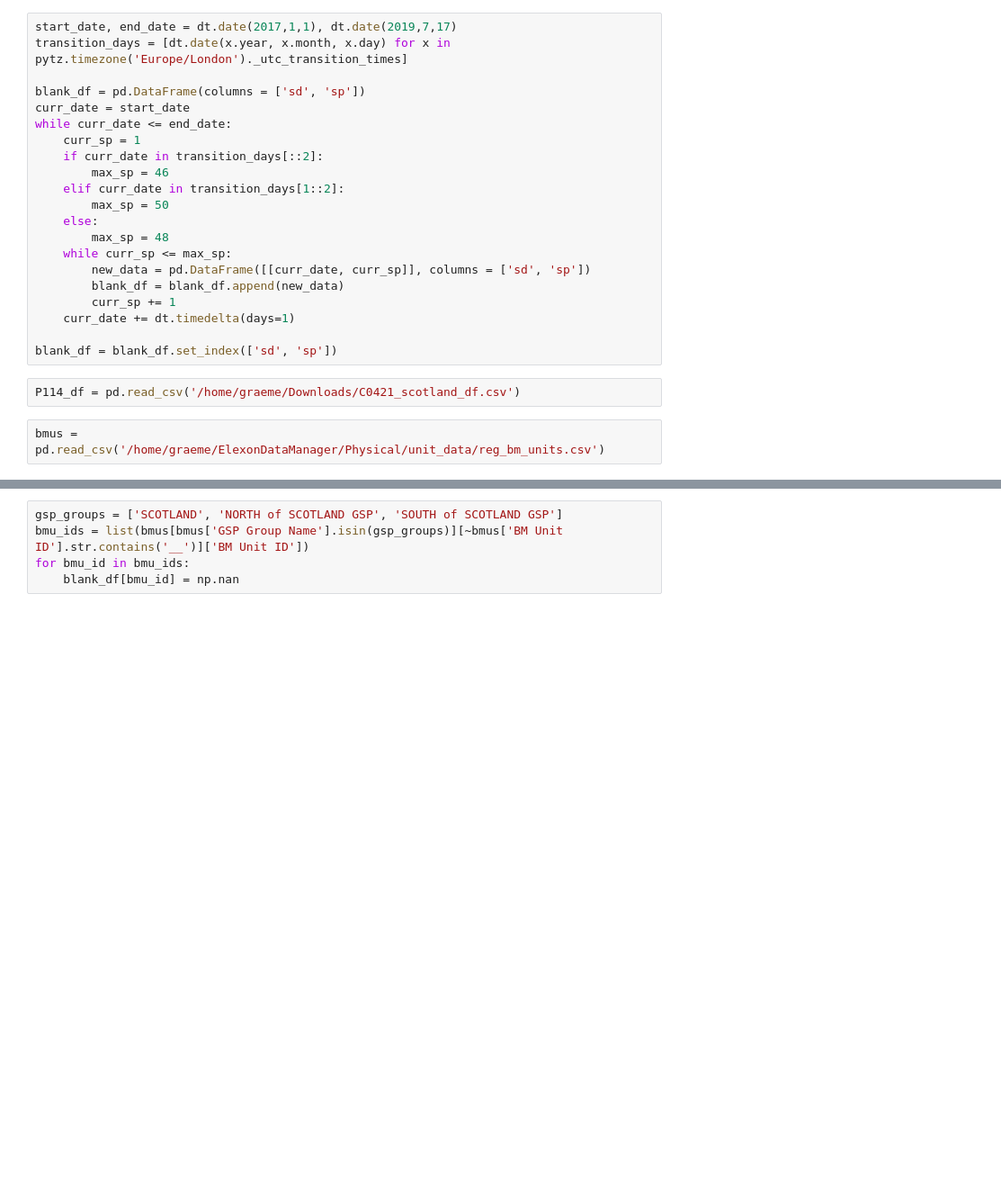
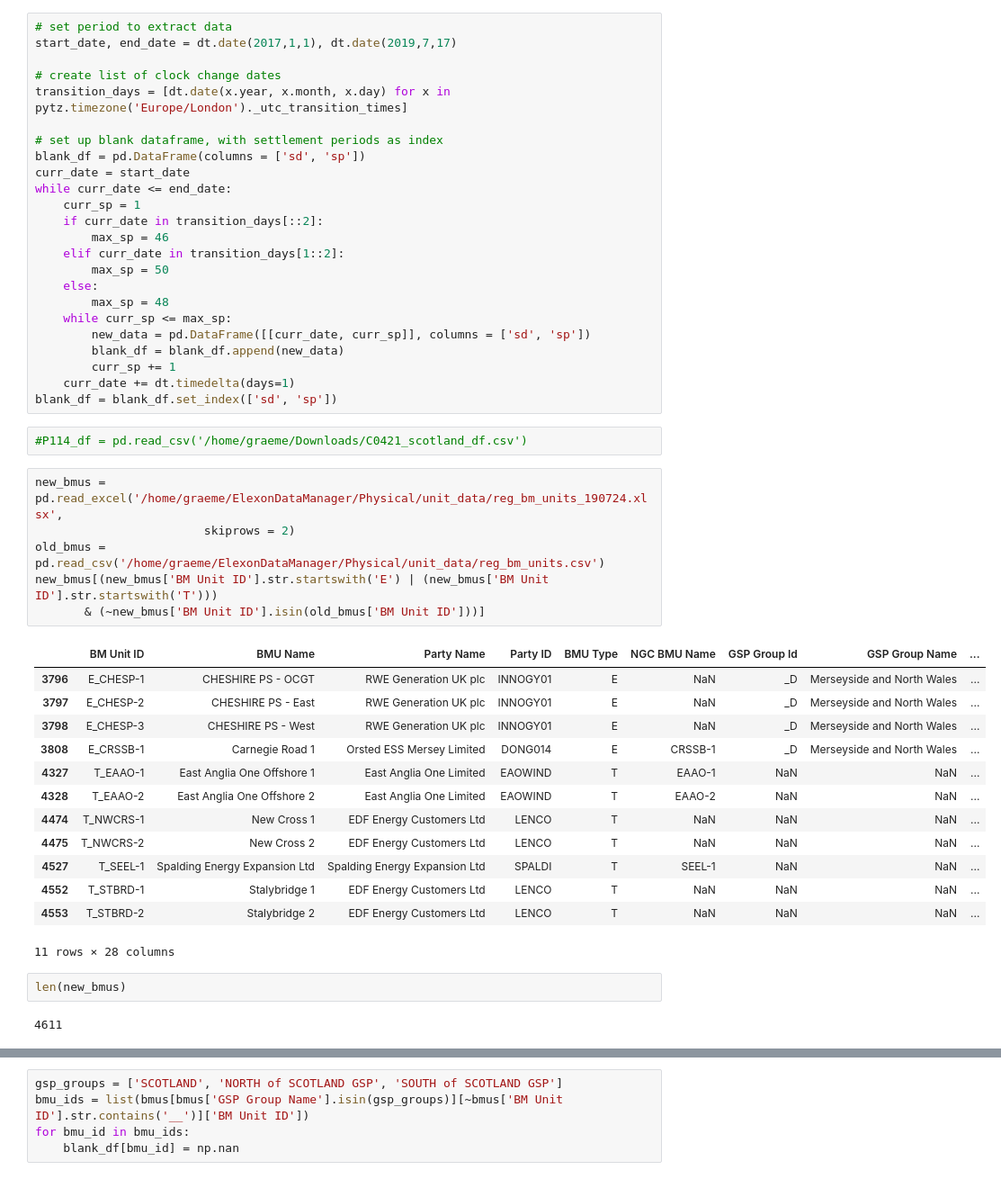
Before and after one commit to GraemeHawker/GBEnergyDataManager, a Jupyter notebook: notebooks/scotgov_generate_data_190319.ipynb, the cells around one changed output, grey strips where cells are left out. Shown at 90% size. Cells and saved outputs as stored; diff of their text form; blank space fills up the shorter version.

Commit message:
added NETA downloads

```diff
--- a/notebooks/scotgov_generate_data_190319.ipynb
+++ b/notebooks/scotgov_generate_data_190319.ipynb
@@ -18,7 +21,11 @@ from ElexonDataManager.ElexonDataManager.utils import dt_to_sp
 # %%
+# set period to extract data
 start_date, end_date = dt.date(2017,1,1), dt.date(2019,7,17)
+
+# create list of clock change dates
 transition_days = [dt.date(x.year, x.month, x.day) for x in pytz.timezone('Europe/London')._utc_transition_times]
 
+# set up blank dataframe, with settlement periods as index
 blank_df = pd.DataFrame(columns = ['sd', 'sp'])
 curr_date = start_date
 while curr_date <= end_date:
@@ -34,9 +41,30 @@ while curr_date <= end_date:
         blank_df = blank_df.append(new_data)
         curr_sp += 1
     curr_date += dt.timedelta(days=1)
-
 blank_df = blank_df.set_index(['sd', 'sp'])
 # %%
-P114_df = pd.read_csv('/home/graeme/Downloads/C0421_scotland_df.csv')
+#P114_df = pd.read_csv('/home/graeme/Downloads/C0421_scotland_df.csv')
-# %%
-bmus = pd.read_csv('/home/graeme/ElexonDataManager/Physical/unit_data/reg_bm_units.csv')
+# %%
+new_bmus = pd.read_excel('/home/graeme/ElexonDataManager/Physical/unit_data/reg_bm_units_190724.xlsx',
+                        skiprows = 2)
+old_bmus = pd.read_csv('/home/graeme/ElexonDataManager/Physical/unit_data/reg_bm_units.csv')
+new_bmus[(new_bmus['BM Unit ID'].str.startswith('E') | (new_bmus['BM Unit ID'].str.startswith('T')))
+       & (~new_bmus['BM Unit ID'].isin(old_bmus['BM Unit ID']))]
+# %% [output]
+|  | BM Unit ID | BMU Name | Party Name | Party ID | BMU Type | NGC BMU Name | GSP Group Id | GSP Group Name | ... |
+| 3796 | E_CHESP-1 | CHESHIRE PS - OCGT | RWE Generation UK plc | INNOGY01 | E | NaN | _D | Merseyside and North Wales | ... |
+| 3797 | E_CHESP-2 | CHESHIRE PS - East | RWE Generation UK plc | INNOGY01 | E | NaN | _D | Merseyside and North Wales | ... |
+| 3798 | E_CHESP-3 | CHESHIRE PS - West | RWE Generation UK plc | INNOGY01 | E | NaN | _D | Merseyside and North Wales | ... |
+| 3808 | E_CRSSB-1 | Carnegie Road 1 | Orsted ESS Mersey Limited | DONG014 | E | CRSSB-1 | _D | Merseyside and North Wales | ... |
+| 4327 | T_EAAO-1 | East Anglia One Offshore 1 | East Anglia One Limited | EAOWIND | T | EAAO-1 | NaN | NaN | ... |
+| 4328 | T_EAAO-2 | East Anglia One Offshore 2 | East Anglia One Limited | EAOWIND | T | EAAO-2 | NaN | NaN | ... |
+| 4474 | T_NWCRS-1 | New Cross 1 | EDF Energy Customers Ltd | LENCO | T | NaN | NaN | NaN | ... |
+| 4475 | T_NWCRS-2 | New Cross 2 | EDF Energy Customers Ltd | LENCO | T | NaN | NaN | NaN | ... |
+| 4527 | T_SEEL-1 | Spalding Energy Expansion Ltd | Spalding Energy Expansion Ltd | SPALDI | T | SEEL-1 | NaN | NaN | ... |
+| 4552 | T_STBRD-1 | Stalybridge 1 | EDF Energy Customers Ltd | LENCO | T | NaN | NaN | NaN | ... |
+| 4553 | T_STBRD-2 | Stalybridge 2 | EDF Energy Customers Ltd | LENCO | T | NaN | NaN | NaN | ... |
+11 rows × 28 columns
+# %%
+len(new_bmus)
+# %% [output]
+4611
```
Also changed, not shown: parts of 14 cells of this notebook, 3 other files.
